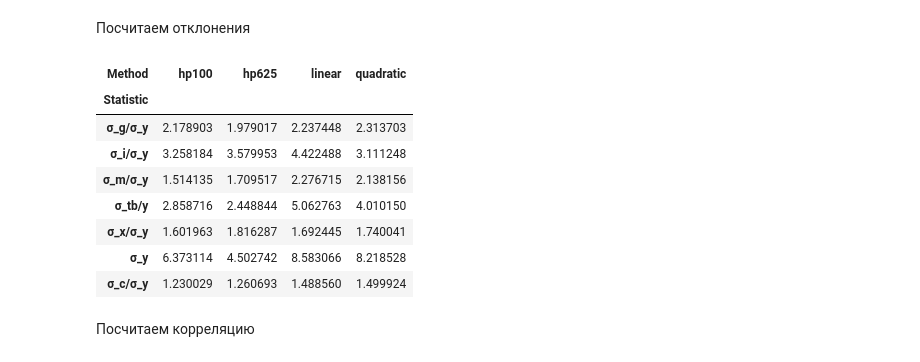
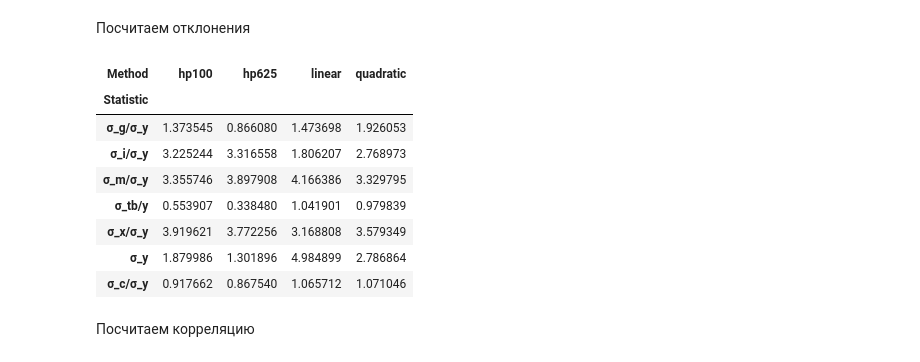
Before and after one commit to tobaffoon/CycleEvaluation, a Jupyter notebook: main.ipynb, the cells around one changed output. Drawn from its saved outputs; the diff is of its cells as text; code cells hidden in the pictures.

```diff
--- a/main.ipynb
+++ b/main.ipynb
@@ -331,41 +331,41 @@ def calculate_business_cycle_stds(df):
             stats_data.append(stats_dict)
 
             if statictic == gdp_name:
                 gdp_std = std
 
         for statictic in relative_deviation_statistics_names:
             column_name = f'{statictic}_{method}_cyclical'
             series = df[column_name]
 
             std = np.std(series) * 100
             stats_dict = {
                 'Statistic': f'σ_{short_names[statictic]}/σ_{short_names[gdp_name]}',
                 'Method': method,
                 'Std_Dev': std / gdp_std
             }
             stats_data.append(stats_dict)
 
     stats_df = pd.DataFrame(stats_data)
     result_df = stats_df.pivot(index='Statistic',
                                columns='Method',
                                values='Std_Dev')
 
     return result_df
 
 usa_stds = calculate_business_cycle_stds(usa_dedf)
 greece_stds = calculate_business_cycle_stds(greece_dedf)
 car_stds = calculate_business_cycle_stds(car_dedf)
-car_stds
+usa_stds
 # %% [output]
 | Method | hp100 | hp625 | linear | quadratic |
 | Statistic |  |  |  |  |
-| σ_g/σ_y | 2.178903 | 1.979017 | 2.237448 | 2.313703 |
-| σ_i/σ_y | 3.258184 | 3.579953 | 4.422488 | 3.111248 |
-| σ_m/σ_y | 1.514135 | 1.709517 | 2.276715 | 2.138156 |
-| σ_tb/y | 2.858716 | 2.448844 | 5.062763 | 4.010150 |
-| σ_x/σ_y | 1.601963 | 1.816287 | 1.692445 | 1.740041 |
-| σ_y | 6.373114 | 4.502742 | 8.583066 | 8.218528 |
-| σ_с/σ_y | 1.230029 | 1.260693 | 1.488560 | 1.499924 |
+| σ_g/σ_y | 1.373545 | 0.866080 | 1.473698 | 1.926053 |
+| σ_i/σ_y | 3.225244 | 3.316558 | 1.806207 | 2.768973 |
+| σ_m/σ_y | 3.355746 | 3.897908 | 4.166386 | 3.329795 |
+| σ_tb/y | 0.553907 | 0.338480 | 1.041901 | 0.979839 |
+| σ_x/σ_y | 3.919621 | 3.772256 | 3.168808 | 3.579349 |
+| σ_y | 1.879986 | 1.301896 | 4.984899 | 2.786864 |
+| σ_с/σ_y | 0.917662 | 0.867540 | 1.065712 | 1.071046 |
 # %% [markdown]
 Посчитаем корреляцию
 # %%
```
Also changed, not shown: parts of 5 cells of this notebook.
